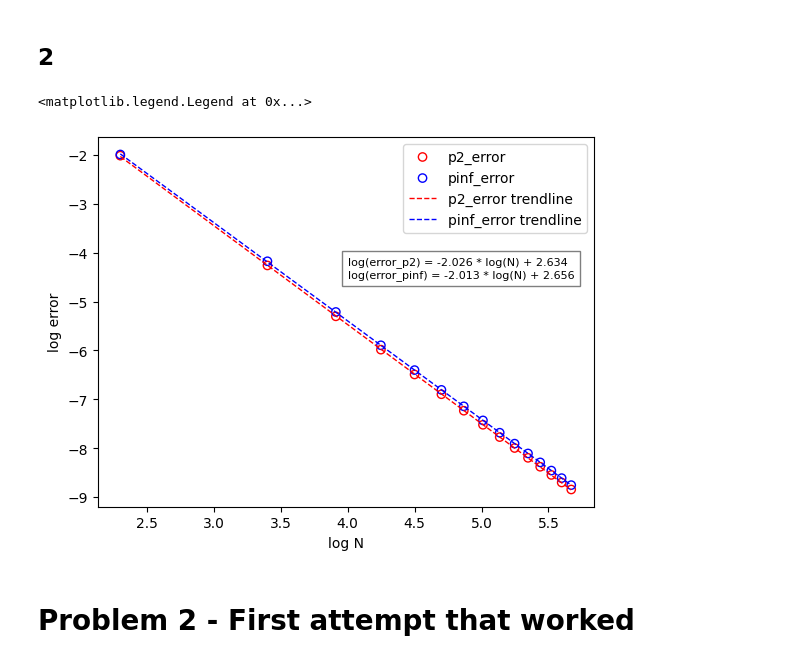
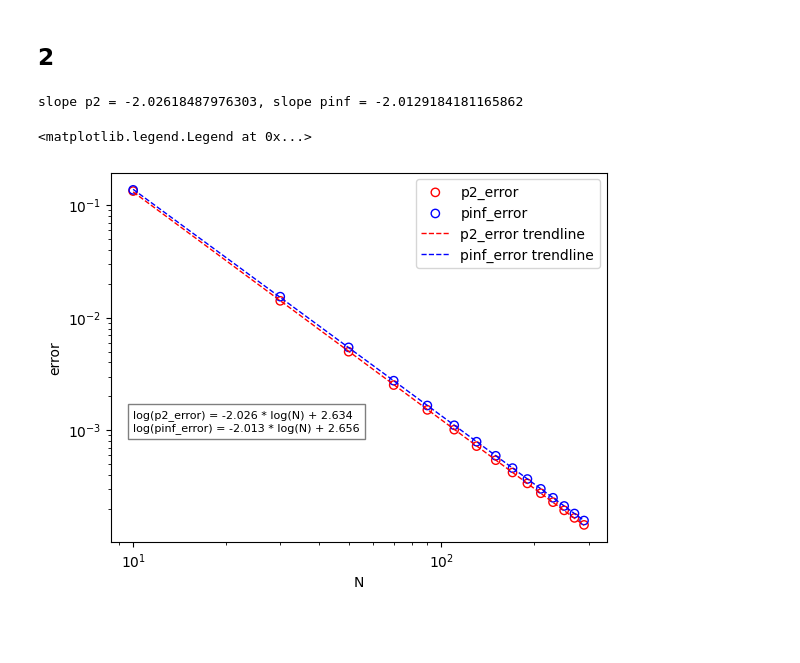
Before and after one commit to andrewholmberg/math_550_numerical_pdes, a Jupyter notebook: homework_0.ipynb, the cells around one changed output. Saved outputs shown, nothing was run; the diff lists cells and outputs as text; code cells hidden in the pictures; blank space fills up the shorter version.

```diff
--- a/homework_0.ipynb
+++ b/homework_0.ipynb
@@ -121,45 +121,45 @@ ax.legend()
 # %%
 p2_error = np.zeros(15)
 pinf_error = np.zeros(15)
 nn = [20*i + 10 for i in range(15)]
 for i,n in enumerate(nn):
     xx = np.linspace(0,2*np.pi,n)
     fx = f(xx)
     # f_x = compute_numerical_second_derivative(xx,fx)
     f_xx = compute_numerical_second_derivative(xx,fx)
     diff = f_xx_actual(xx) - f_xx
     p2_error[i] = np.sqrt(np.sum(np.square(diff))) / np.sqrt(np.sum(np.square(f_xx_actual(xx))))
     pinf_error[i] = np.max(np.abs(diff))/np.max(np.abs(f_xx_actual(xx)))
 
 
-
 fig,ax = plt.subplots()
 
-ax.scatter(np.log(nn), np.log(p2_error), facecolor='none', edgecolors='red', label="p2_error")
-ax.scatter(np.log(nn), np.log(pinf_error), facecolor='none', edgecolors='blue',label="pinf_error")
+ax.scatter(nn, p2_error, facecolor='none', edgecolors='red', label="p2_error")
+ax.scatter(nn, pinf_error, facecolor='none', edgecolors='blue',label="pinf_error")
 
 tlp2 = np.polyfit(np.log(nn), np.log(p2_error), 1)
 tlpinf = np.polyfit(np.log(nn), np.log(pinf_error), 1)
-# print([nn,np.ones(len(nn))])
+
 p2_trend = np.dot(np.array(tlp2).reshape(1,-1),np.array([np.log(nn),np.ones(len(nn))])).flatten()
 pinf_trend = np.dot(np.array(tlpinf).reshape(1,-1),np.array([np.log(nn),np.ones(len(nn))])).flatten()
 
-ax.plot(np.log(nn), p2_trend, 'red', linewidth=1, linestyle = 'dashed',label="p2_error trendline")
-ax.plot(np.log(nn), pinf_trend, 'blue', linewidth=1, linestyle = 'dashed',label="pinf_error trendline")
+ax.plot(nn, np.exp(p2_trend), 'red', linewidth=1, linestyle = 'dashed',label="p2_error trendline")
+ax.plot(nn, np.exp(pinf_trend), 'blue', linewidth=1, linestyle = 'dashed',label="pinf_error trendline")
 
+print(f'slope p2 = {tlp2[0]}, slope pinf = {tlpinf[0]}')
 
-# ax.set_xscale('log')
-# ax.set_yscale('log')
-equation = "".join([f"log(error_p2) = {round(tlp2[0],3)} * log(N) + {round(tlp2[1],3)}",
+equation = "".join([f"log(p2_error) = {round(tlp2[0],3)} * log(N) + {round(tlp2[1],3)}",
                     "\n",
-                    f"log(error_pinf) = {round(tlpinf[0],3)} * log(N) + {round(tlpinf[1],3)}"])
+                    f"log(pinf_error) = {round(tlpinf[0],3)} * log(N) + {round(tlpinf[1],3)}"])
 
-plt.text(4,-4.5, equation, fontsize=8, bbox=dict(facecolor='white', alpha=0.5))
-ax.set_xlabel('log N')
-ax.set_ylabel('log error')
+plt.text(10, .001, equation, fontsize=8, bbox=dict(facecolor='white', alpha=0.5))
+
+ax.set_xscale('log')
+ax.set_yscale('log')
+ax.set_xlabel('N')
+ax.set_ylabel('error')
 ax.legend()
 # %% [output]
-<matplotlib.legend.Legend at 0x...>
+slope p2 = -2.02618487976303, slope pinf = -2.0129184181165862
+<matplotlib.legend.Legend at 0x...>
-[figure, old version]
+[figure, new version]
-# %% [markdown]
-# Problem 2 - First attempt that worked
```
Also changed, not shown: parts of 18 cells of this notebook, 1 other file.
